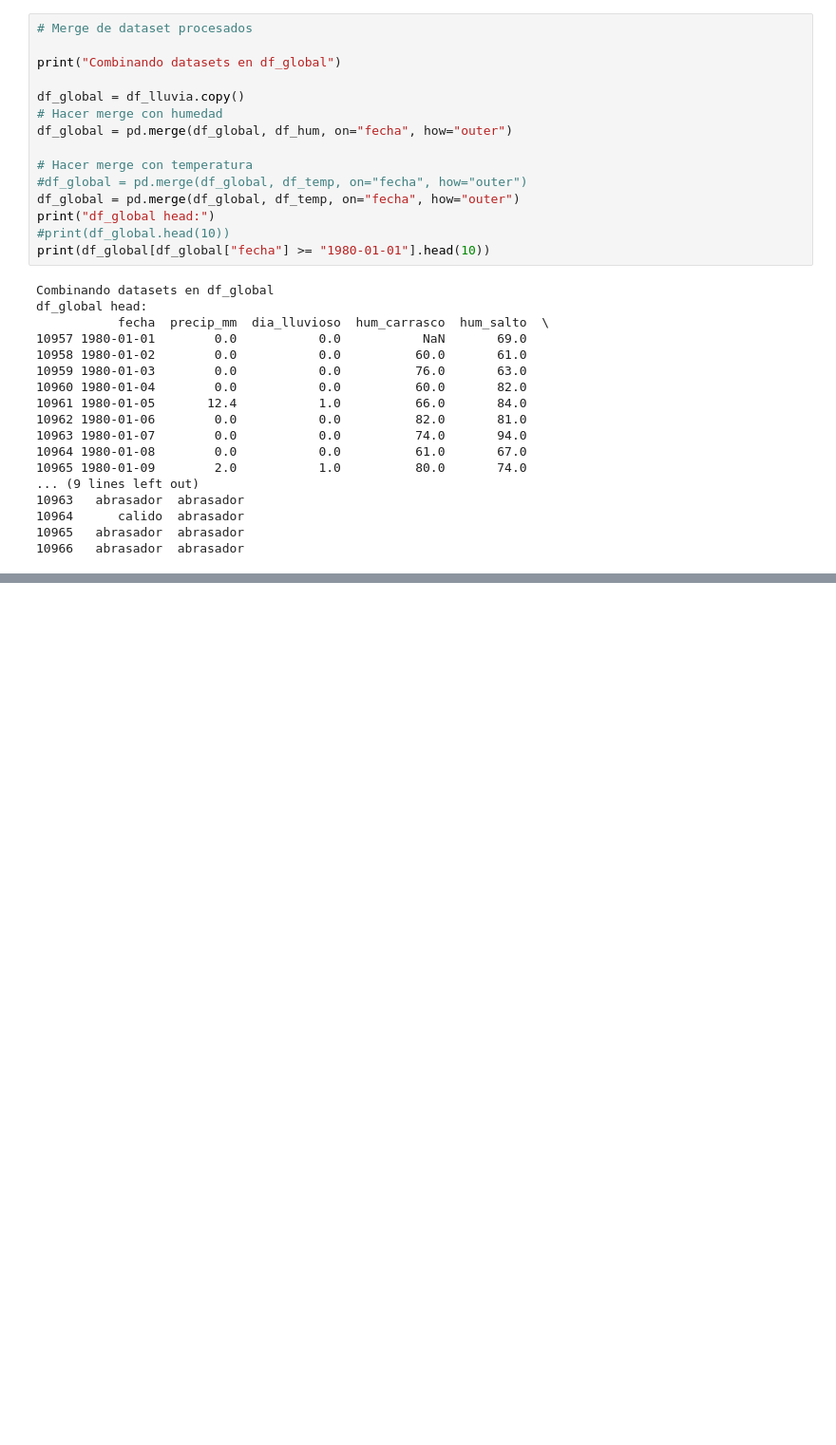
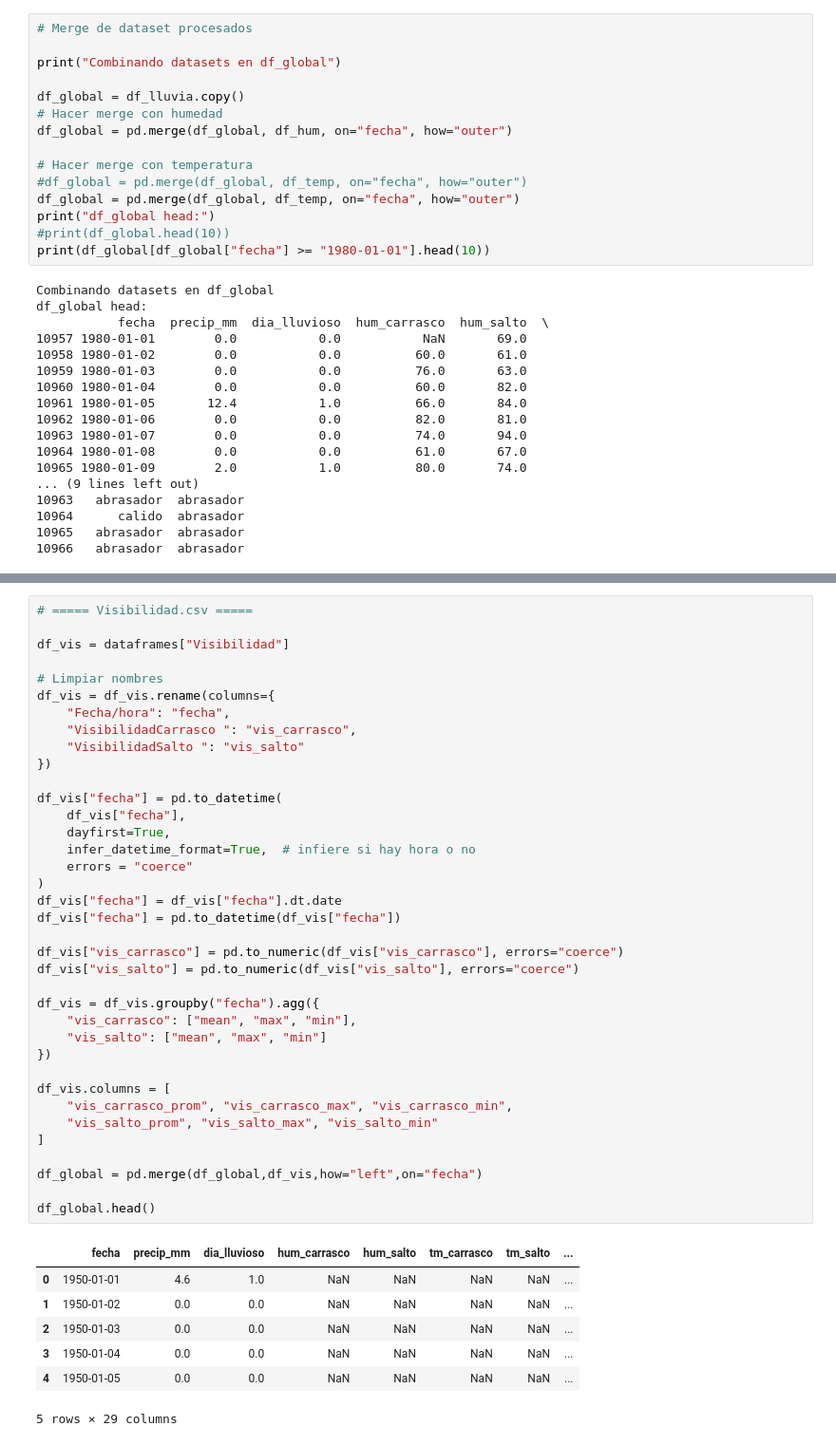
Before and after one commit to Ezequiel-Capo/MachineLearningLab, a Jupyter notebook: LAB1/Script/preprocesamiento.ipynb, the cells around one changed output, grey strips where cells are left out. Shown at 95% size. Saved outputs shown, nothing was run; the diff lists cells and outputs as text; blank space fills up the shorter version.

```diff
--- a/LAB1/Script/preprocesamiento.ipynb
+++ b/LAB1/Script/preprocesamiento.ipynb
@@ -354,0 +437,45 @@ df_global head:
+# %%
+# ===== Visibilidad.csv =====
+
+df_vis = dataframes["Visibilidad"]
+
+# Limpiar nombres
+df_vis = df_vis.rename(columns={
+    "Fecha/hora": "fecha",
+    "VisibilidadCarrasco ": "vis_carrasco",
+    "VisibilidadSalto ": "vis_salto"
+})
+
+df_vis["fecha"] = pd.to_datetime(
+    df_vis["fecha"],
+    dayfirst=True,
+    infer_datetime_format=True,  # infiere si hay hora o no
+    errors = "coerce"
+)
+df_vis["fecha"] = df_vis["fecha"].dt.date
+df_vis["fecha"] = pd.to_datetime(df_vis["fecha"])
+
+df_vis["vis_carrasco"] = pd.to_numeric(df_vis["vis_carrasco"], errors="coerce")
+df_vis["vis_salto"] = pd.to_numeric(df_vis["vis_salto"], errors="coerce")
+
+df_vis = df_vis.groupby("fecha").agg({
+    "vis_carrasco": ["mean", "max", "min"],
+    "vis_salto": ["mean", "max", "min"]
+})
+
+df_vis.columns = [
+    "vis_carrasco_prom", "vis_carrasco_max", "vis_carrasco_min",
+    "vis_salto_prom", "vis_salto_max", "vis_salto_min"
+]
+
+df_global = pd.merge(df_global,df_vis,how="left",on="fecha")
+
+df_global.head()
+# %% [output]
+|  | fecha | precip_mm | dia_lluvioso | hum_carrasco | hum_salto | tm_carrasco | tm_salto | ... |
+| 0 | 1950-01-01 | 4.6 | 1.0 | NaN | NaN | NaN | NaN | ... |
+| 1 | 1950-01-02 | 0.0 | 0.0 | NaN | NaN | NaN | NaN | ... |
+| 2 | 1950-01-03 | 0.0 | 0.0 | NaN | NaN | NaN | NaN | ... |
+| 3 | 1950-01-04 | 0.0 | 0.0 | NaN | NaN | NaN | NaN | ... |
+| 4 | 1950-01-05 | 0.0 | 0.0 | NaN | NaN | NaN | NaN | ... |
+5 rows × 29 columns
```
Also changed, not shown: parts of 2 cells of this notebook, 1 other file.
